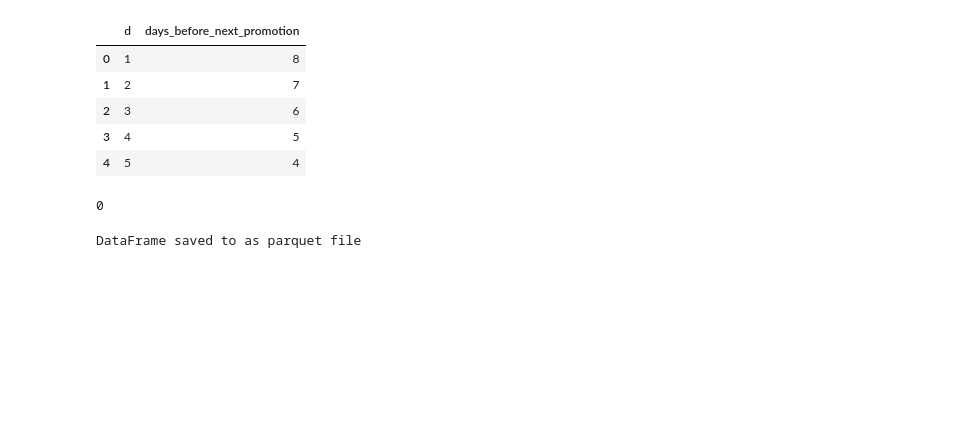
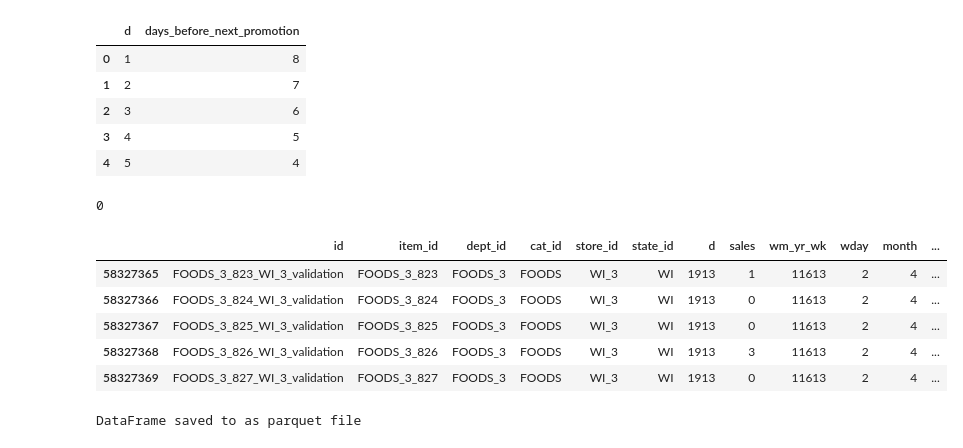
Before and after one commit to Gautham-Nagaraj/Data-695, a Jupyter notebook: Data 695 Report.ipynb, the cells around one changed output. Saved outputs shown, nothing was run; the diff lists cells and outputs as text; code cells hidden in the pictures; blank space fills up the shorter version.

```diff
--- a/Data 695 Report.ipynb
+++ b/Data 695 Report.ipynb
@@ -370,7 +381,7 @@ for col in ['id', 'item_id', 'dept_id', 'cat_id', 'store_id', 'state_id']:
 
 df['d'] = df['d'].str.extract(r'(\d+)').astype(np.int16)
 
-df = pd.merge(df, calendar[['d', 'wm_yr_wk', 'wday', 'month', 'year']], on = 'd', how = 'left')
+df = pd.merge(df, calendar[['d', 'wm_yr_wk', 'wday', 'month', 'year', 'days_before_next_promotion']], on = 'd', how = 'left')
 df = pd.merge(df, prices, on = ['store_id', 'item_id', 'wm_yr_wk'], how = 'left')
 gc.collect()
 
@@ -382,12 +393,27 @@ df['year'] = df['year'].astype(np.int16)
 item_id_freq_map = df['item_id'].value_counts().to_dict()
 df['item_id_freq'] = df['item_id'].map(item_id_freq_map).astype(np.int32)
 
+
+lags = [7, 14, 28]
+for lag in tqdm(lags, desc="Creating Lags"):
+    df[f'sales_lag_{lag}'] = df.groupby(['id'])['sales'].shift(lag).astype(np.float32)
+
+
 windows = [7, 14, 28]
 for window in tqdm(windows, desc = "Creating Rolling Means"):
     df[f'rolling_mean_{window}'] = df.groupby(['id'])['sales'].transform(lambda x: x.shift(28).rolling(window).mean()).astype(np.float32)
 gc.collect()
 # %% [output]
 0
+# %%
+display(df.tail())
+# %% [output]
+|  | id | item_id | dept_id | cat_id | store_id | state_id | d | sales | wm_yr_wk | wday | month | ... |
+| 58327365 | FOODS_3_823_WI_3_validation | FOODS_3_823 | FOODS_3 | FOODS | WI_3 | WI | 1913 | 1 | 11613 | 2 | 4 | ... |
+| 58327366 | FOODS_3_824_WI_3_validation | FOODS_3_824 | FOODS_3 | FOODS | WI_3 | WI | 1913 | 0 | 11613 | 2 | 4 | ... |
+| 58327367 | FOODS_3_825_WI_3_validation | FOODS_3_825 | FOODS_3 | FOODS | WI_3 | WI | 1913 | 0 | 11613 | 2 | 4 | ... |
+| 58327368 | FOODS_3_826_WI_3_validation | FOODS_3_826 | FOODS_3 | FOODS | WI_3 | WI | 1913 | 3 | 11613 | 2 | 4 | ... |
+| 58327369 | FOODS_3_827_WI_3_validation | FOODS_3_827 | FOODS_3 | FOODS | WI_3 | WI | 1913 | 0 | 11613 | 2 | 4 | ... |
 # %%
 df.to_parquet('dataframe_with_features.parquet', index=False)
 print("DataFrame saved to as parquet file")
```
Also changed, not shown: parts of 4 cells of this notebook.
